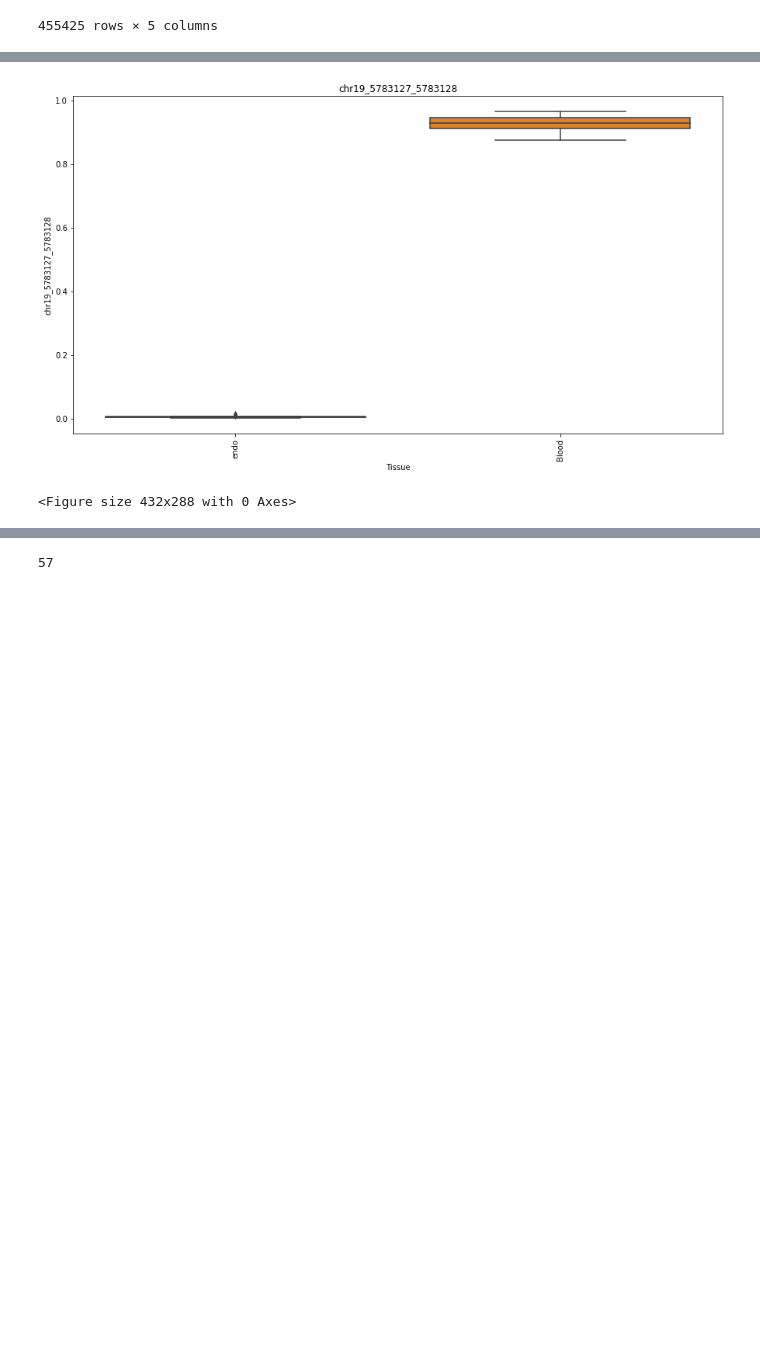
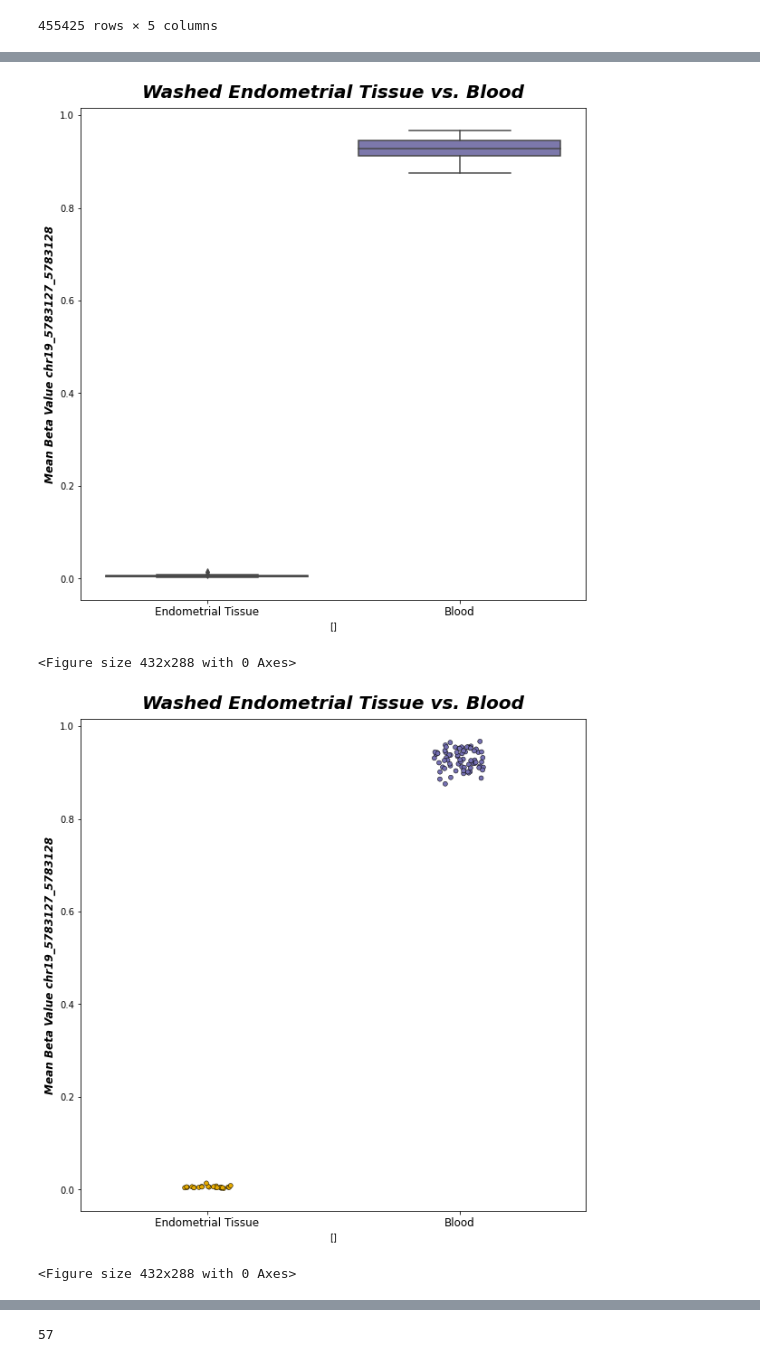
Before and after one commit to chadapollard/Endometriosis_Analysis, a Jupyter notebook: Regions_of_best_fit.ipynb, the cells around one changed output, grey strips where cells are left out. Cells and saved outputs as stored; diff of their text form; code cells hidden in the pictures; blank space fills up the shorter version.

Commit message:
Updating Figures for Endometriosis Study

```diff
--- a/Regions_of_best_fit.ipynb
+++ b/Regions_of_best_fit.ipynb
@@ -9,11 +9,11 @@ from sklearn.preprocessing import StandardScaler
 import pyreadr
 # %%
 # Read in Blood samples_sheet
-blood_sample_info = pd.read_csv("/Volumes/Research_Data/Research_Data/Blood Sperm/Blood/Blood_info.csv.csv",header=0,index_col=0)
+blood_sample_info = pd.read_csv("/Volumes/Research_Data/Research_Data/Sperm/Blood_Sperm/Blood/Blood_info.csv.csv",header=0,index_col=0)
 blood_sample_info.iloc[:]
 
 # Read in blood beta values
-blood_beta_vals = pd.read_csv("/Volumes/Research_Data/Research_Data/Blood Sperm/Blood/blood_betas.csv",header=0,index_col=0)
+blood_beta_vals = pd.read_csv("/Volumes/Research_Data/Research_Data/Sperm/Blood_Sperm/Blood/blood_betas.csv",header=0,index_col=0)
 blood_beta_vals.iloc[:]
 
 # Read in endo sample_sheet
@@ -56,3 +57,7 @@ gene_info.iloc[:]
 | 455423 | chr8 | 139940608 | 139940609 | cg14585103 | chr8_139940608_139940609 |
 | 455424 | chr17 | 18164442 | 18164443 | cg10633746 | chr17_18161617_18164443 |
 455425 rows × 5 columns
+# %%
+# Reading in just the signifcantly Differentially Methylated Regions
+gene_info = pd.read_csv("/Volumes/Research_Data/My_Github/Endometriosis_Analysis/significant_USEQ_Regions_EPIC.txt",sep='\t')
+gene_info.iloc[:]
@@ -279,30 +259,45 @@ plt.clf()
 # %%
 #Plotting a Random non-significant site
 endo_region = endo_df.loc[:,"chr19_5783127_5783128"]
 endo_region = pd.DataFrame(endo_region)
-endo_region["Tissue"] = "endo"
+endo_region["Tissue"] = "Endometrial Tissue"
 endo_region.iloc[:]
 
 blood_region = blood_df.loc[:,"chr19_5783127_5783128"]
 blood_region = pd.DataFrame(blood_region)
 blood_region["Tissue"] = "Blood"
 # blood_dlk1.iloc[:]
 
 combined_region = pd.DataFrame()
 combined_region = combined_region.append(endo_region)
 combined_region = combined_region.append(blood_region)
 # dlk1 = pd.append(blood_dlk1)
 combined_region.iloc[:]
 
-# scatterplot
-plt.figure(figsize=(15,8))
-sns.boxplot(data=combined_region,x='Tissue',y='chr19_5783127_5783128')
-# plt.legend(bbox_to_anchor = (1.25, 0.6))
-plt.title('chr19_5783127_5783128')
-plt.xticks(rotation=90)
+# boxplot
+plt.figure(figsize=(10,10))
+sns.boxplot(data=combined_region,x='Tissue',y='chr19_5783127_5783128',palette="Dark2_r")
+# plt.legend()
+plt.title("Washed Endometrial Tissue vs. Blood",fontdict= {'fontsize': 20, 'fontweight':'bold','fontstyle':'italic','color':'black'},y =1.01)
+plt.ylabel("Mean Beta Value chr19_5783127_5783128",fontdict= {'fontsize': 12, 'fontweight':'bold','fontstyle':'italic','color':'black'})
+plt.xlabel([])
+plt.xticks(fontsize = 12)
 plt.show()
 plt.clf()
+
+# Swarmplot
+plt.figure(figsize=(10,10))
+sns.stripplot(data=combined_region,x='Tissue',y='chr19_5783127_5783128',palette="Dark2_r",edgecolor = 'black',linewidth=.5)
+# plt.legend()
+plt.title("Washed Endometrial Tissue vs. Blood",fontdict= {'fontsize': 20, 'fontweight':'bold','fontstyle':'italic','color':'black'},y =1.01)
+plt.ylabel("Mean Beta Value chr19_5783127_5783128",fontdict= {'fontsize': 12, 'fontweight':'bold','fontstyle':'italic','color':'black'})
+plt.xticks(fontsize = 12)
+plt.xlabel([])
+plt.show()
+plt.clf()
 # %% [output]
-[figure, old version]
+[figure, new version]
 <Figure size 432x288 with 0 Axes>
+[figure, added]
+<Figure size 432x288 with 0 Axes>
 # %%
```
Also changed, not shown: parts of 48 cells of this notebook, 1 other file.
